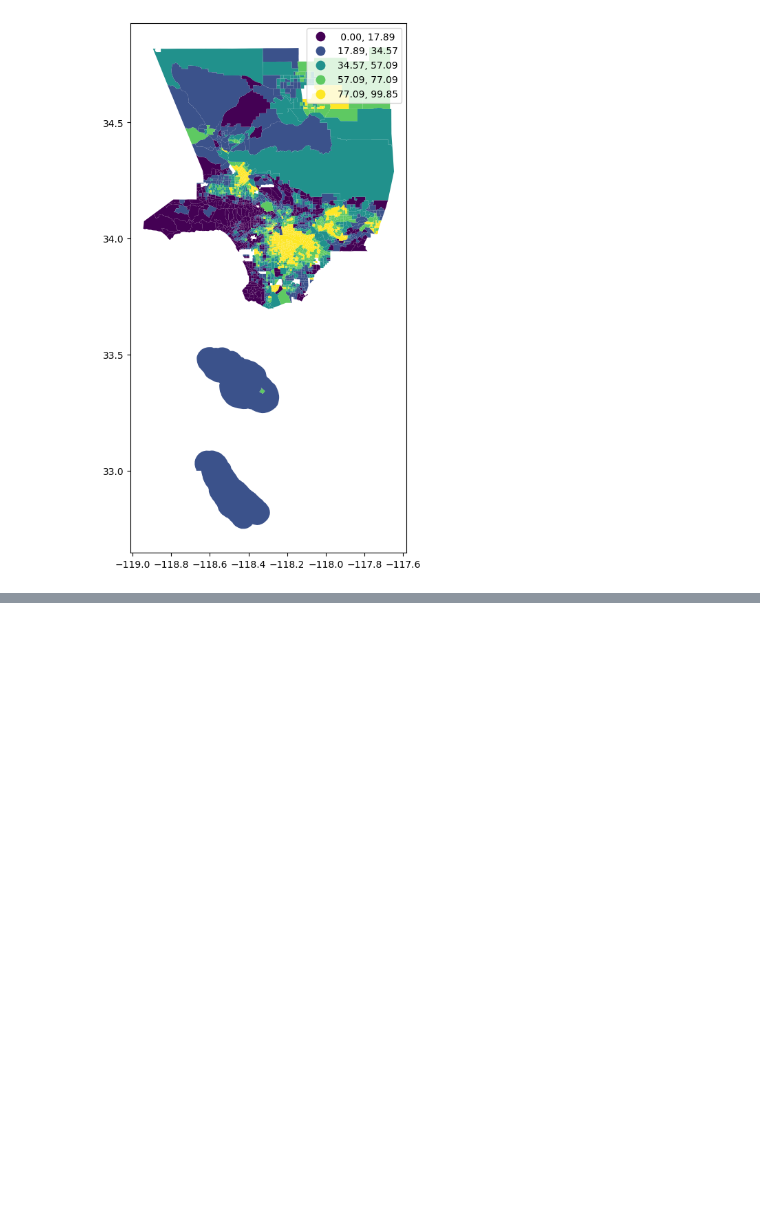
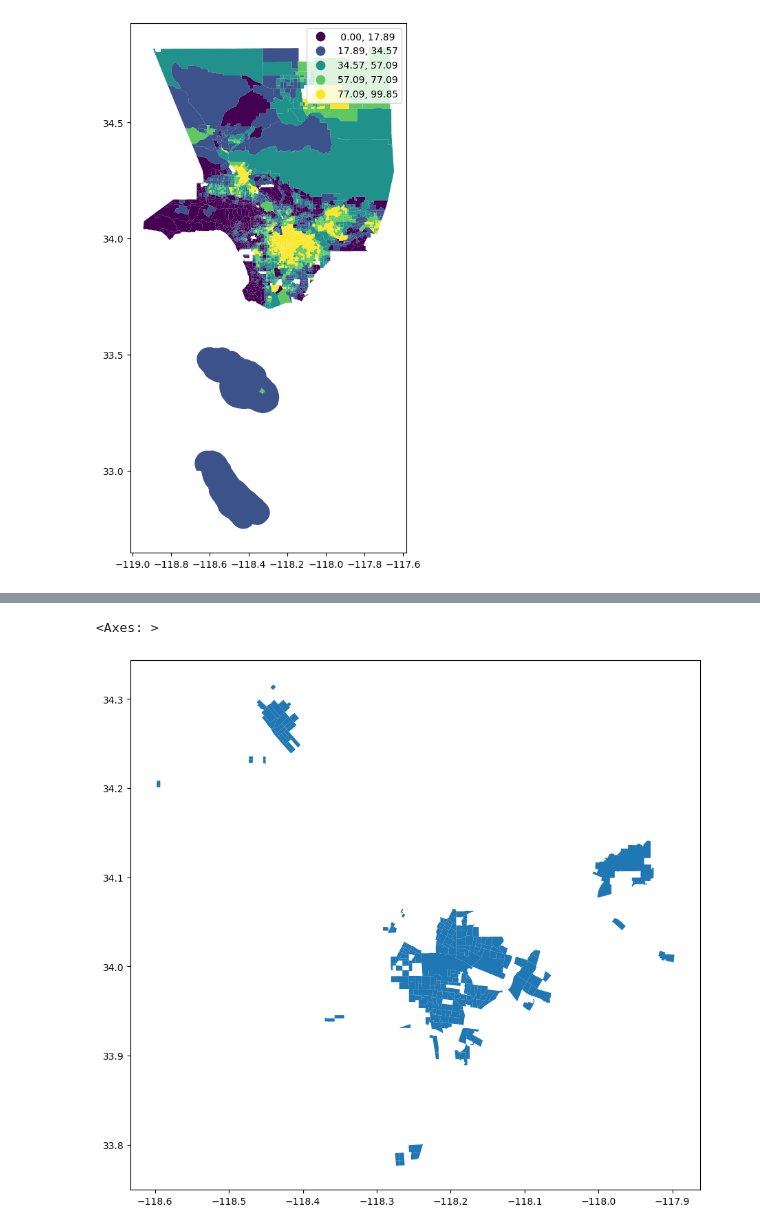
Before and after one commit to phamin2001/census_data, a Jupyter notebook: censusdata-census reporter.ipynb, the cells around one changed output, grey strips where cells are left out. Saved outputs shown, nothing was run; the diff lists cells and outputs as text; code cells hidden in the pictures; blank space fills up the shorter version.

```diff
--- a/censusdata-census reporter.ipynb
+++ b/censusdata-census reporter.ipynb
@@ -621,0 +731,5 @@ gdf.plot(figsize=(12,10),
+# %%
+gdf[gdf['Percent Hispanic'] > 90].plot(figsize=(12,10))
+# %% [output]
+<Axes: >
+[figure, added]
```
Also changed, not shown: parts of 11 cells of this notebook.
